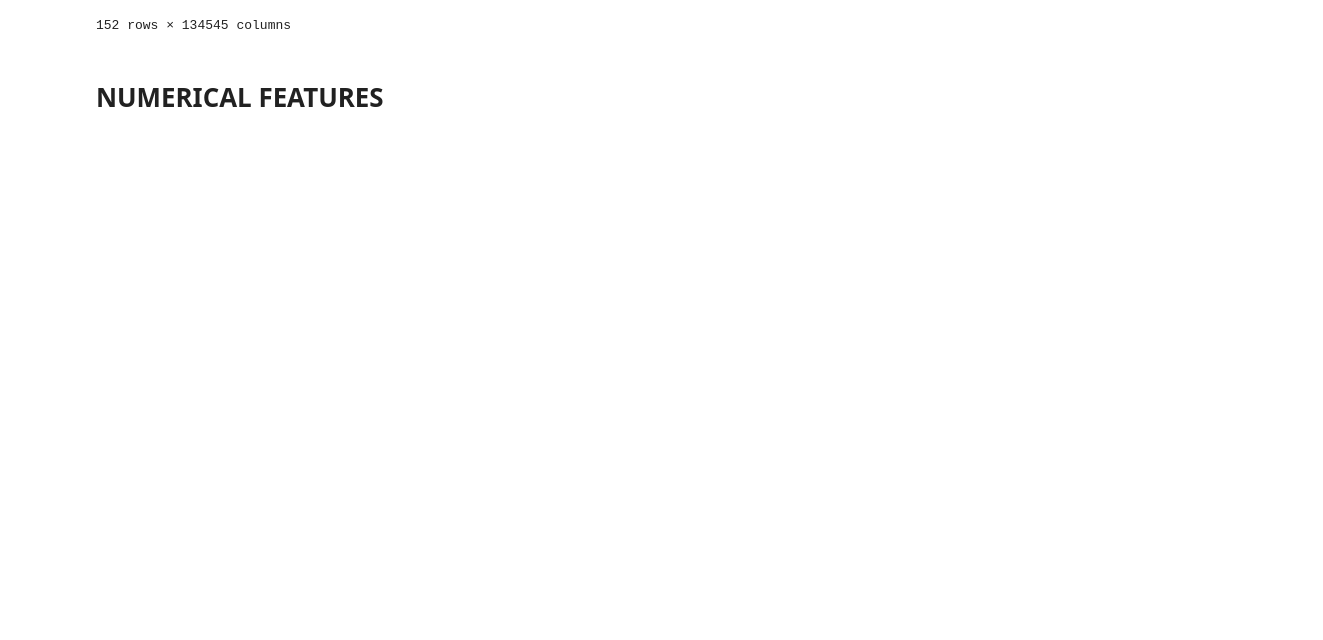
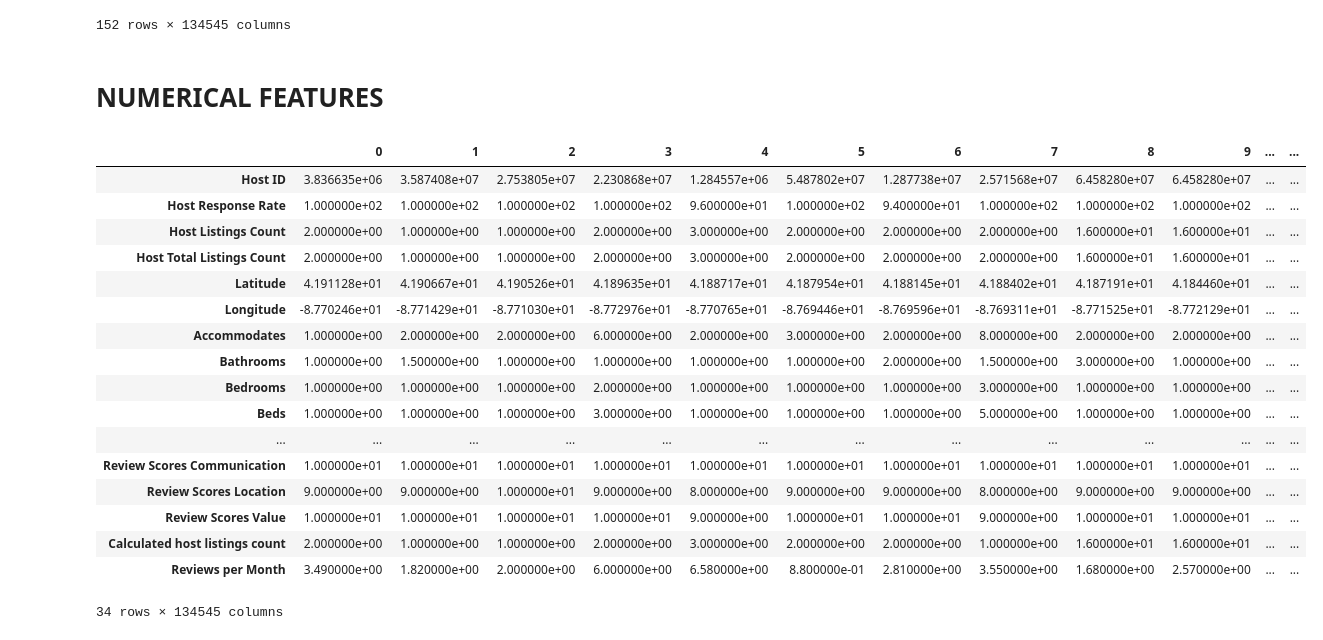
Before and after one commit to Dineshkumar-Anbalagan/CAPSTONE_PROJECT_DATA_SCIENCE_AIRBNB_LISTING, a Jupyter notebook: airbnb_listing - formatting_categorical_and_numerical_columns.ipynb, the cells around one changed output. Cells and saved outputs as stored; diff of their text form; code cells hidden in the pictures; blank space fills up the shorter version.

```diff
--- a/airbnb_listing - formatting_categorical_and_numerical_columns.ipynb
+++ b/airbnb_listing - formatting_categorical_and_numerical_columns.ipynb
@@ -338,3 +338,24 @@ final_cat_table.T
 152 rows × 134545 columns
 # %% [markdown]
 # NUMERICAL FEATURES
+# %%
+data_num.T
+# %% [output]
+|  | 0 | 1 | 2 | 3 | 4 | 5 | 6 | 7 | 8 | 9 | ... | ... |
+| Host ID | 3.836635e+06 | 3.587408e+07 | 2.753805e+07 | 2.230868e+07 | 1.284557e+06 | 5.487802e+07 | 1.287738e+07 | 2.571568e+07 | 6.458280e+07 | 6.458280e+07 | ... | ... |
+| Host Response Rate | 1.000000e+02 | 1.000000e+02 | 1.000000e+02 | 1.000000e+02 | 9.600000e+01 | 1.000000e+02 | 9.400000e+01 | 1.000000e+02 | 1.000000e+02 | 1.000000e+02 | ... | ... |
+| Host Listings Count | 2.000000e+00 | 1.000000e+00 | 1.000000e+00 | 2.000000e+00 | 3.000000e+00 | 2.000000e+00 | 2.000000e+00 | 2.000000e+00 | 1.600000e+01 | 1.600000e+01 | ... | ... |
+| Host Total Listings Count | 2.000000e+00 | 1.000000e+00 | 1.000000e+00 | 2.000000e+00 | 3.000000e+00 | 2.000000e+00 | 2.000000e+00 | 2.000000e+00 | 1.600000e+01 | 1.600000e+01 | ... | ... |
+| Latitude | 4.191128e+01 | 4.190667e+01 | 4.190526e+01 | 4.189635e+01 | 4.188717e+01 | 4.187954e+01 | 4.188145e+01 | 4.188402e+01 | 4.187191e+01 | 4.184460e+01 | ... | ... |
+| Longitude | -8.770246e+01 | -8.771429e+01 | -8.771030e+01 | -8.772976e+01 | -8.770765e+01 | -8.769446e+01 | -8.769596e+01 | -8.769311e+01 | -8.771525e+01 | -8.772129e+01 | ... | ... |
+| Accommodates | 1.000000e+00 | 2.000000e+00 | 2.000000e+00 | 6.000000e+00 | 2.000000e+00 | 3.000000e+00 | 2.000000e+00 | 8.000000e+00 | 2.000000e+00 | 2.000000e+00 | ... | ... |
+| Bathrooms | 1.000000e+00 | 1.500000e+00 | 1.000000e+00 | 1.000000e+00 | 1.000000e+00 | 1.000000e+00 | 2.000000e+00 | 1.500000e+00 | 3.000000e+00 | 1.000000e+00 | ... | ... |
+| Bedrooms | 1.000000e+00 | 1.000000e+00 | 1.000000e+00 | 2.000000e+00 | 1.000000e+00 | 1.000000e+00 | 1.000000e+00 | 3.000000e+00 | 1.000000e+00 | 1.000000e+00 | ... | ... |
+| Beds | 1.000000e+00 | 1.000000e+00 | 1.000000e+00 | 3.000000e+00 | 1.000000e+00 | 1.000000e+00 | 1.000000e+00 | 5.000000e+00 | 1.000000e+00 | 1.000000e+00 | ... | ... |
+| ... | ... | ... | ... | ... | ... | ... | ... | ... | ... | ... | ... | ... |
+| Review Scores Communication | 1.000000e+01 | 1.000000e+01 | 1.000000e+01 | 1.000000e+01 | 1.000000e+01 | 1.000000e+01 | 1.000000e+01 | 1.000000e+01 | 1.000000e+01 | 1.000000e+01 | ... | ... |
+| Review Scores Location | 9.000000e+00 | 9.000000e+00 | 1.000000e+01 | 9.000000e+00 | 8.000000e+00 | 9.000000e+00 | 9.000000e+00 | 8.000000e+00 | 9.000000e+00 | 9.000000e+00 | ... | ... |
+| Review Scores Value | 1.000000e+01 | 1.000000e+01 | 1.000000e+01 | 1.000000e+01 | 9.000000e+00 | 1.000000e+01 | 1.000000e+01 | 9.000000e+00 | 1.000000e+01 | 1.000000e+01 | ... | ... |
+| Calculated host listings count | 2.000000e+00 | 1.000000e+00 | 1.000000e+00 | 2.000000e+00 | 3.000000e+00 | 2.000000e+00 | 2.000000e+00 | 1.000000e+00 | 1.600000e+01 | 1.600000e+01 | ... | ... |
+| Reviews per Month | 3.490000e+00 | 1.820000e+00 | 2.000000e+00 | 6.000000e+00 | 6.580000e+00 | 8.800000e-01 | 2.810000e+00 | 3.550000e+00 | 1.680000e+00 | 2.570000e+00 | ... | ... |
+34 rows × 134545 columns
```
Also changed, not shown: parts of 1 cell of this notebook, 4 other files.
